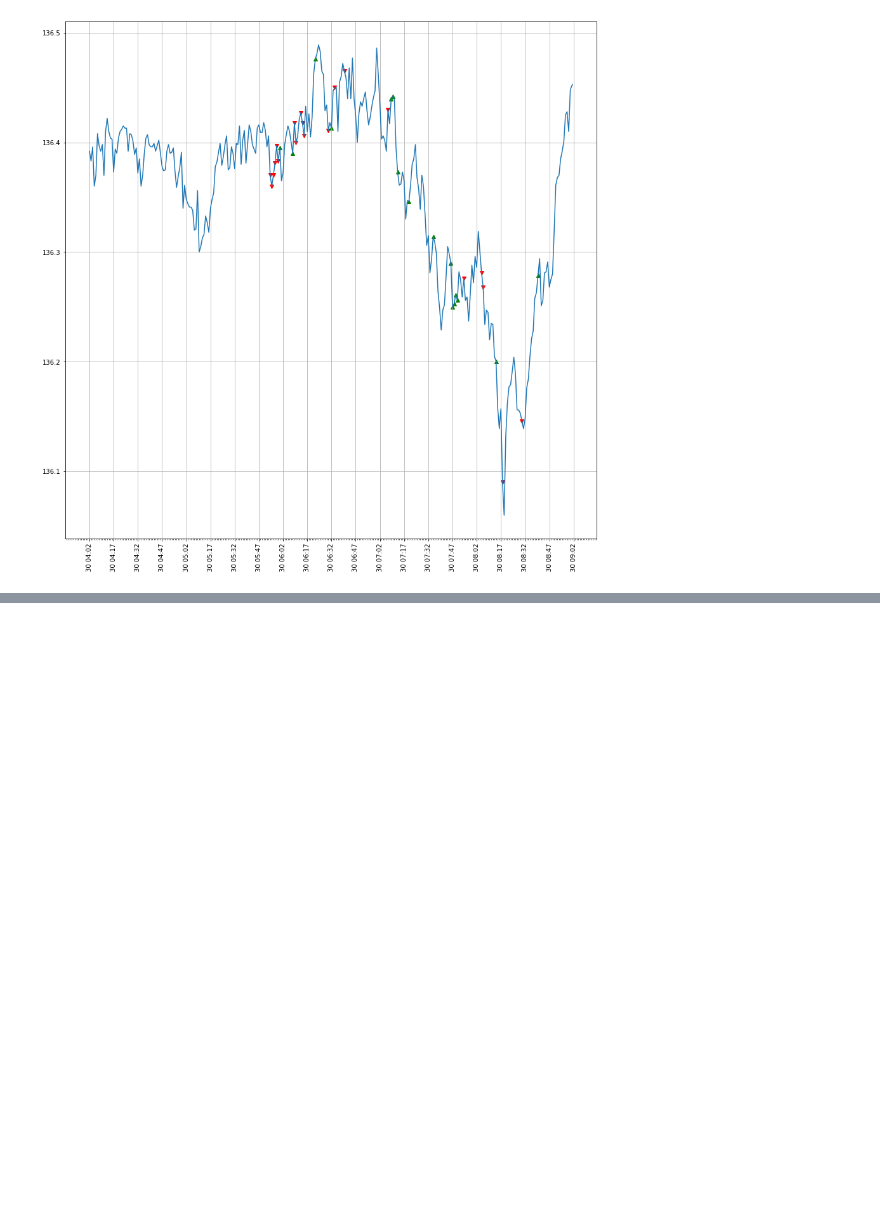
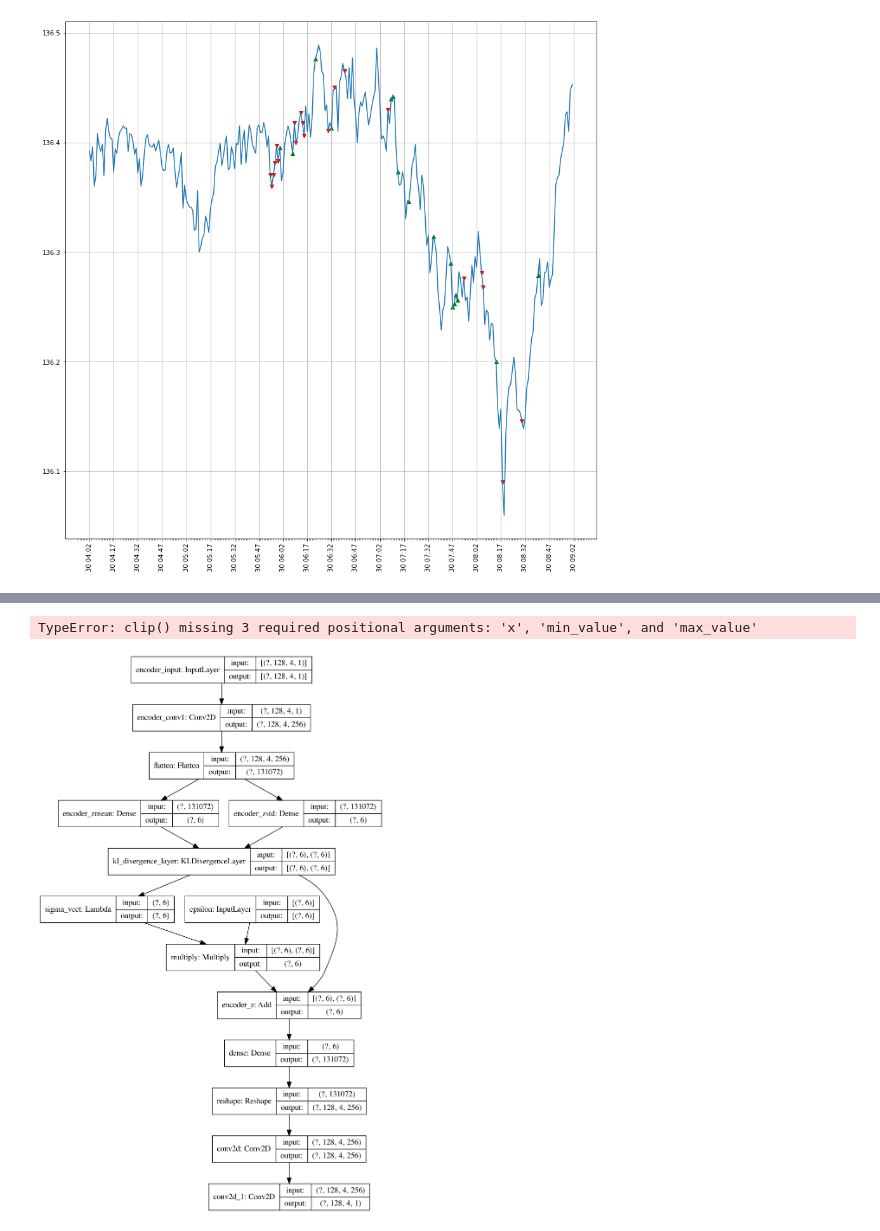
Before and after one commit to ledgey/datasciencestuff, a Jupyter notebook: StockPricesARlstm.ipynb, the cells around one changed output, grey strips where cells are left out. Cells and saved outputs as stored; diff of their text form; code cells hidden in the pictures; blank space fills up the shorter version.

```diff
--- a/StockPricesARlstm.ipynb
+++ b/StockPricesARlstm.ipynb
@@ -269,0 +286,4 @@ fig.show()
+# %%
+ls_size = 6
+sample_length = 128
+n_features = 4
@@ -269,0 +325,23 @@ fig.show()
+# %%
+z_mu, z_sigma, z = build_encoder(encoder_input=encoder_input, eps=eps)
+
+training_dec_out = build_decoder(decoder_input=z)
+
+model_train = Model(inputs=[encoder_input, eps], outputs=[training_dec_out])
+
+decoder_out = build_decoder(decoder_input=decoder_input)
+
+model_encoder = Model(inputs=[encoder_input, eps], outputs=[z_mu, z_sigma, z])
+
+model_decoder = Model(inputs=[decoder_input], outputs = [decoder_out])
+# %%
+K.clip()
+# %% [output]
+TypeError: clip() missing 3 required positional arguments: 'x', 'min_value', and 'max_value'
+# %%
+from IPython.display import SVG
+from tensorflow.keras.utils import plot_model
+
+plot_model(model_train, show_shapes=True)
+# %% [output]
+[figure, added]
```
Also changed, not shown: parts of 33 cells of this notebook, 3 other files.
